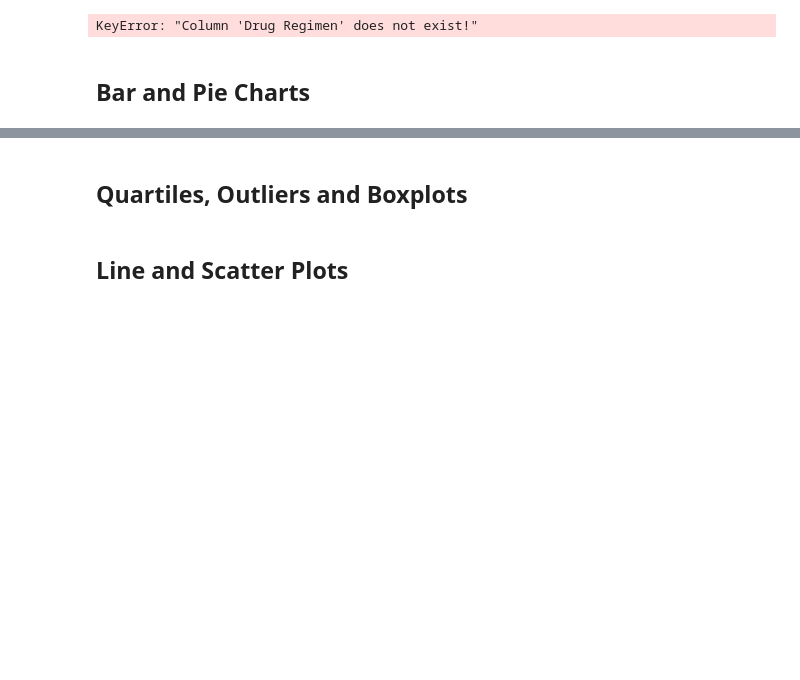
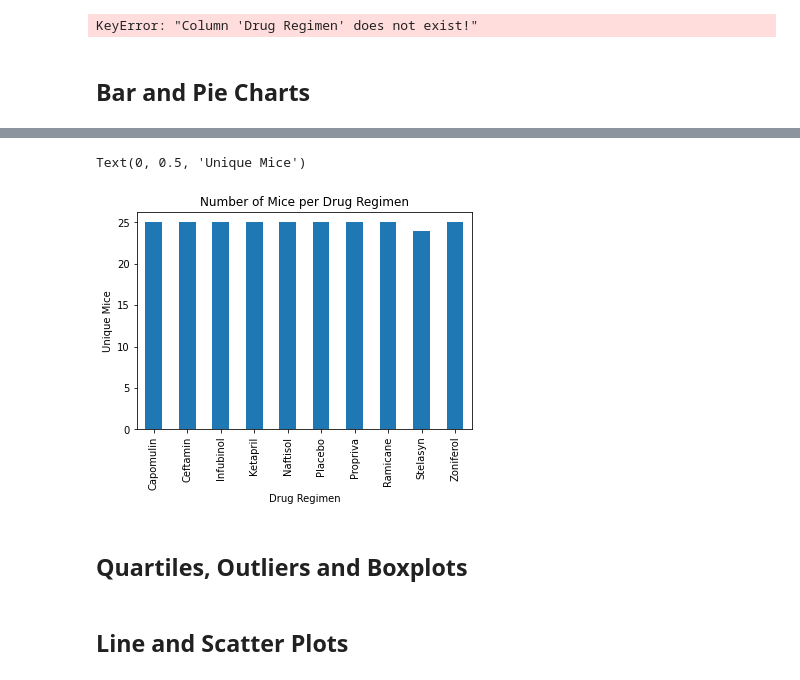
Before and after one commit to jmgeo/Matplotlib-Challenge, a Jupyter notebook: Pymaceuticals/pymaceuticals_starter.ipynb, the cells around one changed output, grey strips where cells are left out. Saved outputs shown, nothing was run; the diff lists cells and outputs as text; code cells hidden in the pictures; blank space fills up the shorter version.

Commit message:
Executed same code for both DFs. Need to change scales.

```diff
--- a/Pymaceuticals/pymaceuticals_starter.ipynb
+++ b/Pymaceuticals/pymaceuticals_starter.ipynb
@@ -174,3 +177,14 @@ barplot1.set_ylabel('Unique Mice')
+# %%
+#try the same code but for the dataset that i didn't drop values out of.
+
+barplot2_data = clean_combo_df.groupby('Drug Regimen').nunique()['Mouse ID']
+barplot2 = barplot2_data.plot.bar(title='Number of Mice per Drug Regimen')
+
+barplot2.set_xlabel('Drug Regimen')
+barplot2.set_ylabel('Unique Mice')
+# %% [output]
+Text(0, 0.5, 'Unique Mice')
+[figure, added]
 # %%
 # Generate a bar plot showing the total number of unique mice tested on each drug regimen using pyplot.
 # %%
```
Also changed, not shown: parts of 1 cell of this notebook.
